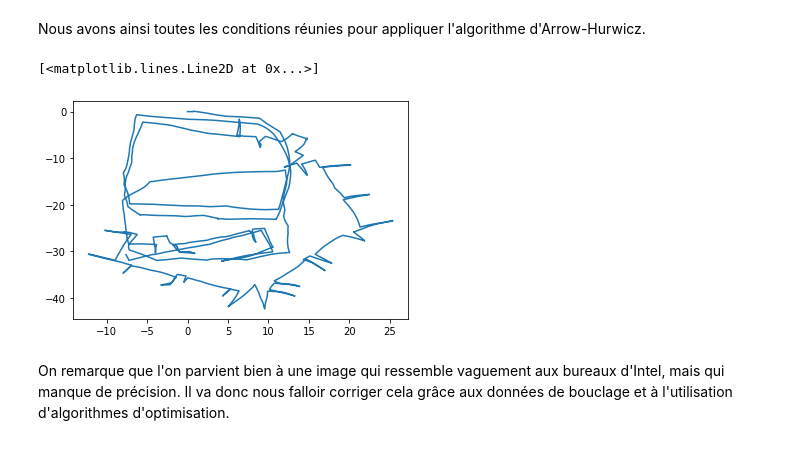
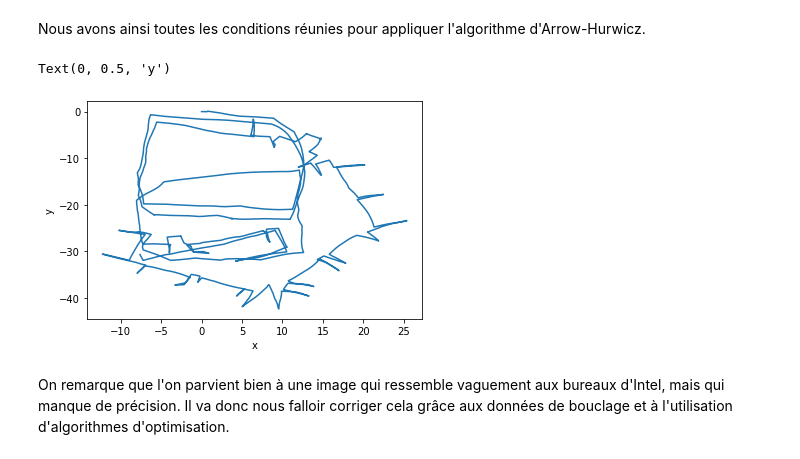
Before and after one commit to martin5555555555/opti, a Jupyter notebook: opti.ipynb, the cells around one changed output. Drawn from its saved outputs; the diff is of its cells as text; code cells hidden in the pictures.

```diff
--- a/opti.ipynb
+++ b/opti.ipynb
@@ -189,11 +190,13 @@ liste_poses_1 = premiere_estimation_odo(liste_delta_pi_odo)
 # %%
 #affichage
 x = liste_poses_1[:,0]
 y = liste_poses_1[:,1]
 plt.plot(x,y)
+plt.xlabel('x')
+plt.ylabel('y')
 # %% [output]
-[<matplotlib.lines.Line2D at 0x...>]
+Text(0, 0.5, 'y')
-[figure, old version]
+[figure, new version]
 # %% [markdown]
 On remarque que l'on parvient bien à une image qui ressemble vaguement aux bureaux d'Intel, mais qui manque de précision. Il va donc nous falloir corriger cela grâce aux données de bouclage et à l'utilisation d'algorithmes d'optimisation.
 # %%
```
Also changed, not shown: parts of 10 cells of this notebook.
